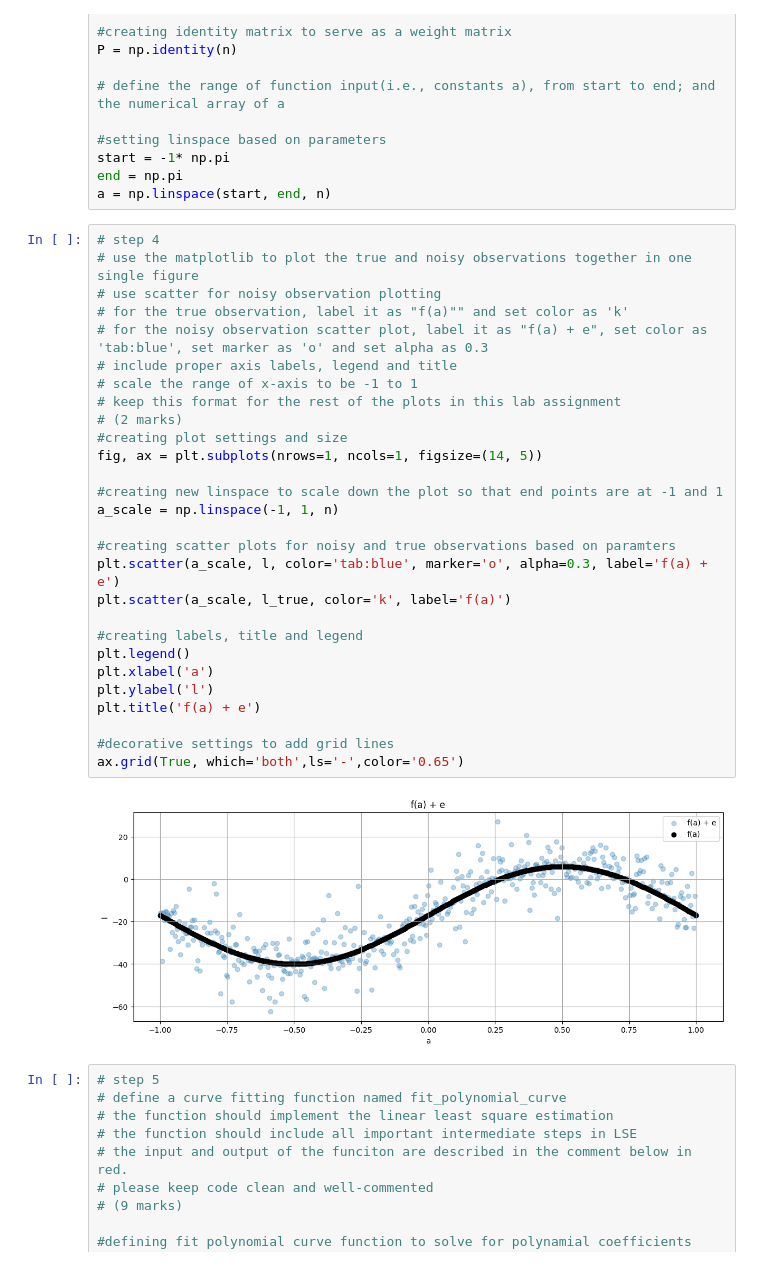
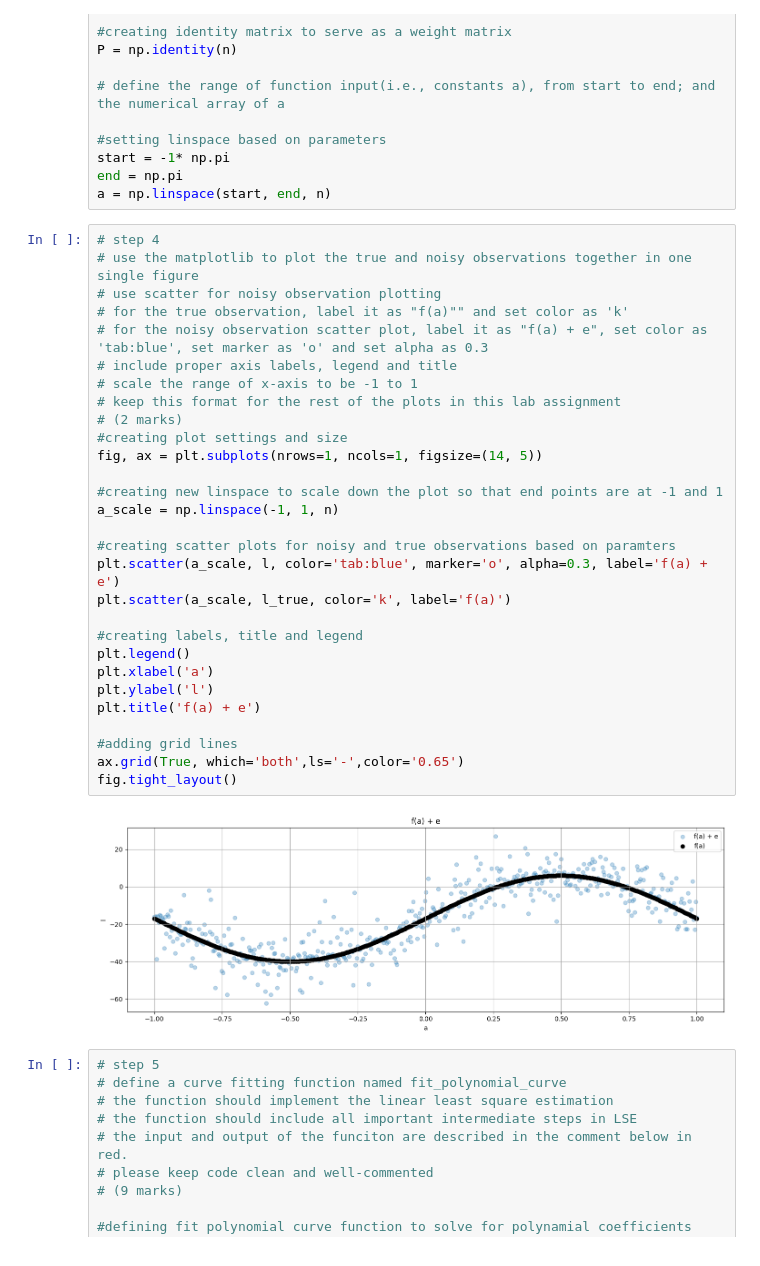
Before and after one commit to AnthonyKelly8/engg680_2024_fall, a Jupyter notebook: Lab_Assignment2/Assignment2.ipynb, the cells around one changed output. Saved outputs shown, nothing was run; the diff lists cells and outputs as text.

```diff
--- a/Lab_Assignment2/Assignment2.ipynb
+++ b/Lab_Assignment2/Assignment2.ipynb
@@ -71,33 +71,34 @@ a = np.linspace(start, end, n)
 # %%
 # step 4
 # use the matplotlib to plot the true and noisy observations together in one single figure
 # use scatter for noisy observation plotting
 # for the true observation, label it as "f(a)"" and set color as 'k'
 # for the noisy observation scatter plot, label it as "f(a) + e", set color as 'tab:blue', set marker as 'o' and set alpha as 0.3
 # include proper axis labels, legend and title
 # scale the range of x-axis to be -1 to 1
 # keep this format for the rest of the plots in this lab assignment
 # (2 marks)
 #creating plot settings and size
 fig, ax = plt.subplots(nrows=1, ncols=1, figsize=(14, 5))
 
 #creating new linspace to scale down the plot so that end points are at -1 and 1
 a_scale = np.linspace(-1, 1, n)
 
 #creating scatter plots for noisy and true observations based on paramters
 plt.scatter(a_scale, l, color='tab:blue', marker='o', alpha=0.3, label='f(a) + e')
 plt.scatter(a_scale, l_true, color='k', label='f(a)')
 
 #creating labels, title and legend
 plt.legend()
 plt.xlabel('a')
 plt.ylabel('l')
 plt.title('f(a) + e')
 
-#decorative settings to add grid lines
+#adding grid lines
 ax.grid(True, which='both',ls='-',color='0.65')
+fig.tight_layout()
 # %% [output]
-[figure, old version]
+[figure, new version]
 # %%
 # step 5
 # define a curve fitting function named fit_polynomial_curve
```
Also changed, not shown: parts of 5 cells of this notebook.
